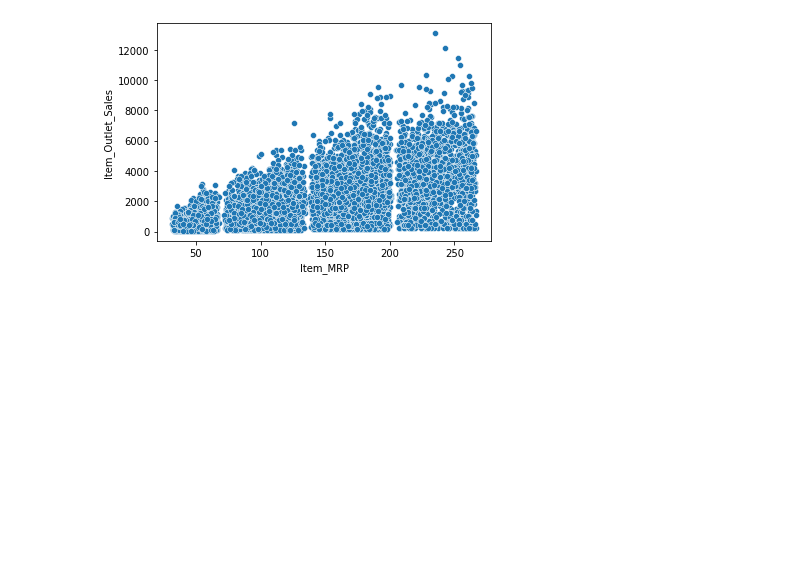
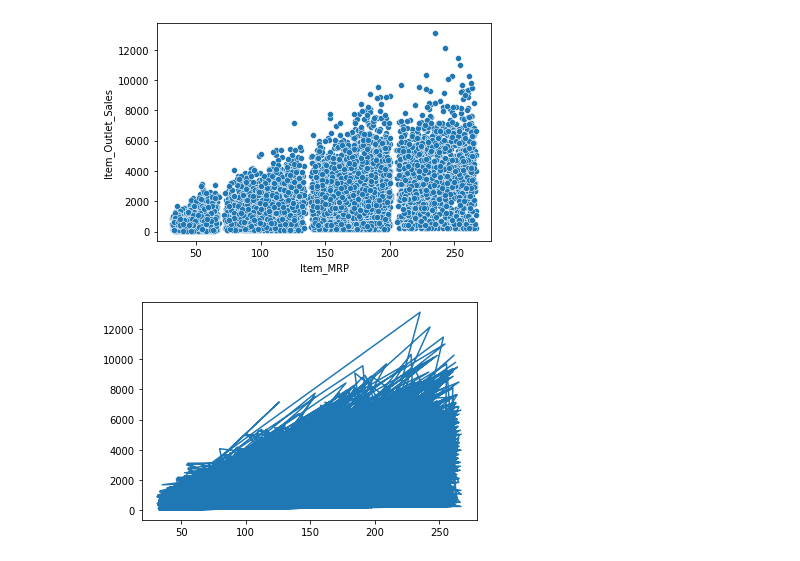
Before and after one commit to Brojas1/FSP, a Jupyter notebook: Copy_of_Food_Sales_Prediction.ipynb, the cells around one changed output. Cells and saved outputs as stored; diff of their text form; code cells hidden in the pictures; blank space fills up the shorter version.

```diff
--- a/Copy_of_Food_Sales_Prediction.ipynb
+++ b/Copy_of_Food_Sales_Prediction.ipynb
@@ -321,3 +321,7 @@ df.describe()
 sns.scatterplot(data = df, x = "Item_MRP", y = "Item_Outlet_Sales");
 # %% [output]
 [figure]
+# %%
+plt.plot(df['Item_MRP'], df['Item_Outlet_Sales']);
+# %% [output]
+[figure, added]
```
Also changed, not shown: parts of 10 cells of this notebook.
